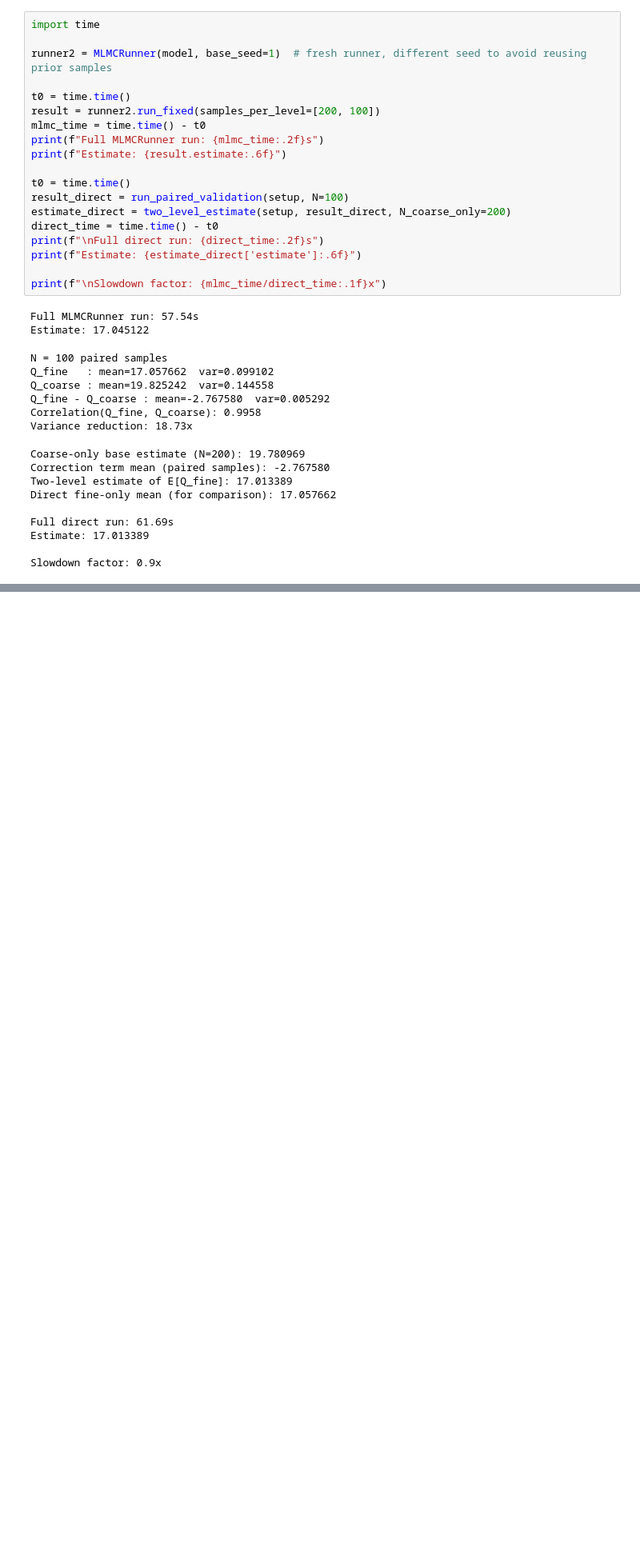
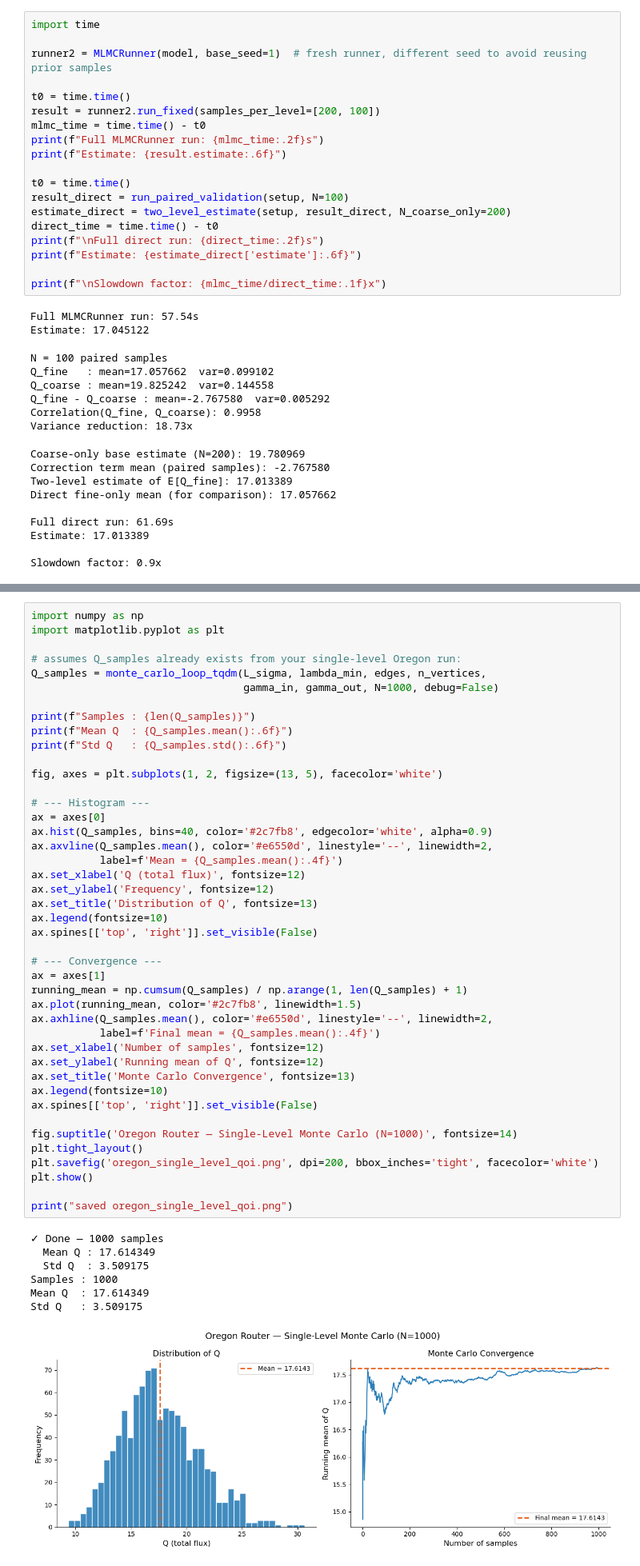
Before and after one commit to diapatel/white-noise-sampling, a Jupyter notebook: notebooks/pipeline_runs/oregon_routers_mlmc.ipynb, the cells around one changed output, grey strips where cells are left out. Shown at 80% size. Cells and saved outputs as stored; diff of their text form; blank space fills up the shorter version.

```diff
--- a/notebooks/pipeline_runs/oregon_routers_mlmc.ipynb
+++ b/notebooks/pipeline_runs/oregon_routers_mlmc.ipynb
@@ -135,0 +213,51 @@ Slowdown factor: 0.9x
+# %%
+import numpy as np
+import matplotlib.pyplot as plt
+
+# assumes Q_samples already exists from your single-level Oregon run:
+Q_samples = monte_carlo_loop_tqdm(L_sigma, lambda_min, edges, n_vertices,
+                                  gamma_in, gamma_out, N=1000, debug=False)
+
+print(f"Samples : {len(Q_samples)}")
+print(f"Mean Q  : {Q_samples.mean():.6f}")
+print(f"Std Q   : {Q_samples.std():.6f}")
+
+fig, axes = plt.subplots(1, 2, figsize=(13, 5), facecolor='white')
+
+# --- Histogram ---
+ax = axes[0]
+ax.hist(Q_samples, bins=40, color='#2c7fb8', edgecolor='white', alpha=0.9)
+ax.axvline(Q_samples.mean(), color='#e6550d', linestyle='--', linewidth=2,
+           label=f'Mean = {Q_samples.mean():.4f}')
+ax.set_xlabel('Q (total flux)', fontsize=12)
+ax.set_ylabel('Frequency', fontsize=12)
+ax.set_title('Distribution of Q', fontsize=13)
+ax.legend(fontsize=10)
+ax.spines[['top', 'right']].set_visible(False)
+
+# --- Convergence ---
+ax = axes[1]
+running_mean = np.cumsum(Q_samples) / np.arange(1, len(Q_samples) + 1)
+ax.plot(running_mean, color='#2c7fb8', linewidth=1.5)
+ax.axhline(Q_samples.mean(), color='#e6550d', linestyle='--', linewidth=2,
+           label=f'Final mean = {Q_samples.mean():.4f}')
+ax.set_xlabel('Number of samples', fontsize=12)
+ax.set_ylabel('Running mean of Q', fontsize=12)
+ax.set_title('Monte Carlo Convergence', fontsize=13)
+ax.legend(fontsize=10)
+ax.spines[['top', 'right']].set_visible(False)
+
+fig.suptitle('Oregon Router — Single-Level Monte Carlo (N=1000)', fontsize=14)
+plt.tight_layout()
+plt.savefig('oregon_single_level_qoi.png', dpi=200, bbox_inches='tight', facecolor='white')
+plt.show()
+
+print("saved oregon_single_level_qoi.png")
+# %% [output]
+✓ Done — 1000 samples
+  Mean Q : 17.614349
+  Std Q  : 3.509175
+Samples : 1000
+Mean Q  : 17.614349
+Std Q   : 3.509175
+[figure, added]
```
Also changed, not shown: parts of 5 cells of this notebook, 14 other files.
